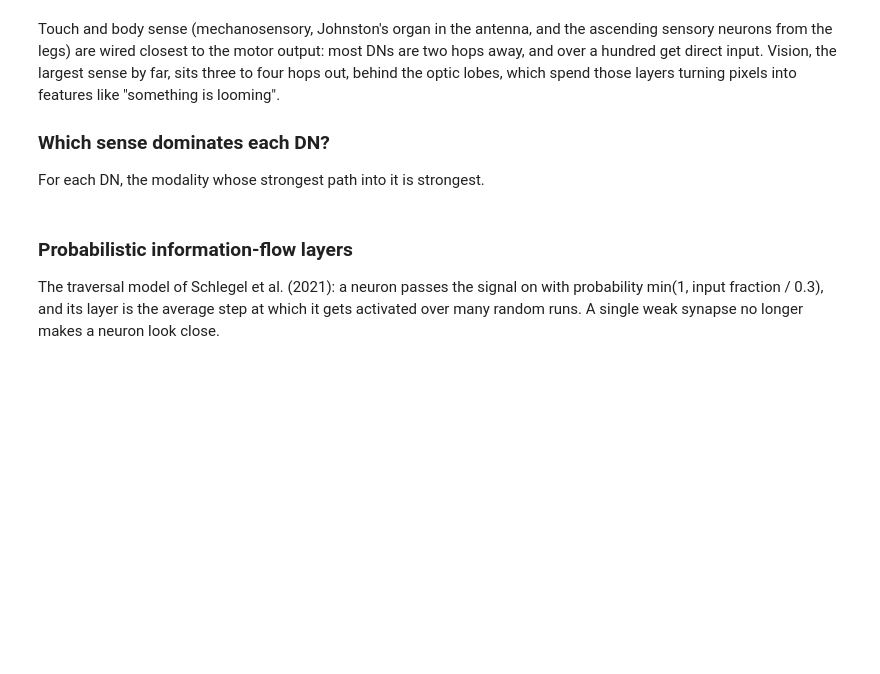
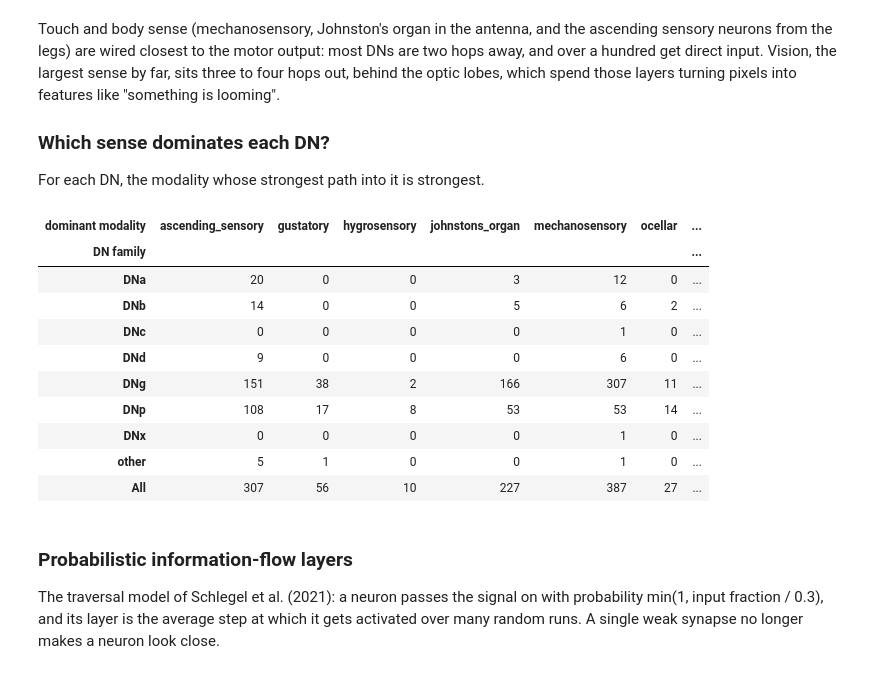
Before and after one commit to Froststar16/connectome-control, a Jupyter notebook: notebooks/02_pathway.ipynb, the cells around one changed output. Drawn from its saved outputs; the diff is of its cells as text; code cells hidden in the pictures; blank space fills up the shorter version.

```diff
--- a/notebooks/02_pathway.ipynb
+++ b/notebooks/02_pathway.ipynb
@@ -230,8 +327,21 @@ For each DN, the modality whose strongest path into it is strongest.
 # %%
 S = pd.DataFrame(strength)
 dominant = S.idxmax(axis=1)
 dn_family = pd.Series(ct[dn]).str.extract(r"^(DN[a-z])")[0].fillna("other")
-pd.crosstab(dn_family.to_numpy(), dominant.to_numpy(), margins=True)
+pd.crosstab(dn_family.to_numpy(), dominant.to_numpy(), margins=True,
+            rownames=["DN family"], colnames=["dominant modality"])
+# %% [output]
+| dominant modality | ascending_sensory | gustatory | hygrosensory | johnstons_organ | mechanosensory | ocellar | ... |
+| DN family |  |  |  |  |  |  | ... |
+| DNa | 20 | 0 | 0 | 3 | 12 | 0 | ... |
+| DNb | 14 | 0 | 0 | 5 | 6 | 2 | ... |
+| DNc | 0 | 0 | 0 | 0 | 1 | 0 | ... |
+| DNd | 9 | 0 | 0 | 0 | 6 | 0 | ... |
+| DNg | 151 | 38 | 2 | 166 | 307 | 11 | ... |
+| DNp | 108 | 17 | 8 | 53 | 53 | 14 | ... |
+| DNx | 0 | 0 | 0 | 0 | 1 | 0 | ... |
+| other | 5 | 1 | 0 | 0 | 1 | 0 | ... |
+| All | 307 | 56 | 10 | 227 | 387 | 27 | ... |
 # %% [markdown]
 ### Probabilistic information-flow layers
 The traversal model of Schlegel et al. (2021): a neuron passes the signal on with probability
```
Also changed, not shown: parts of 15 cells of this notebook, 4 other files.
